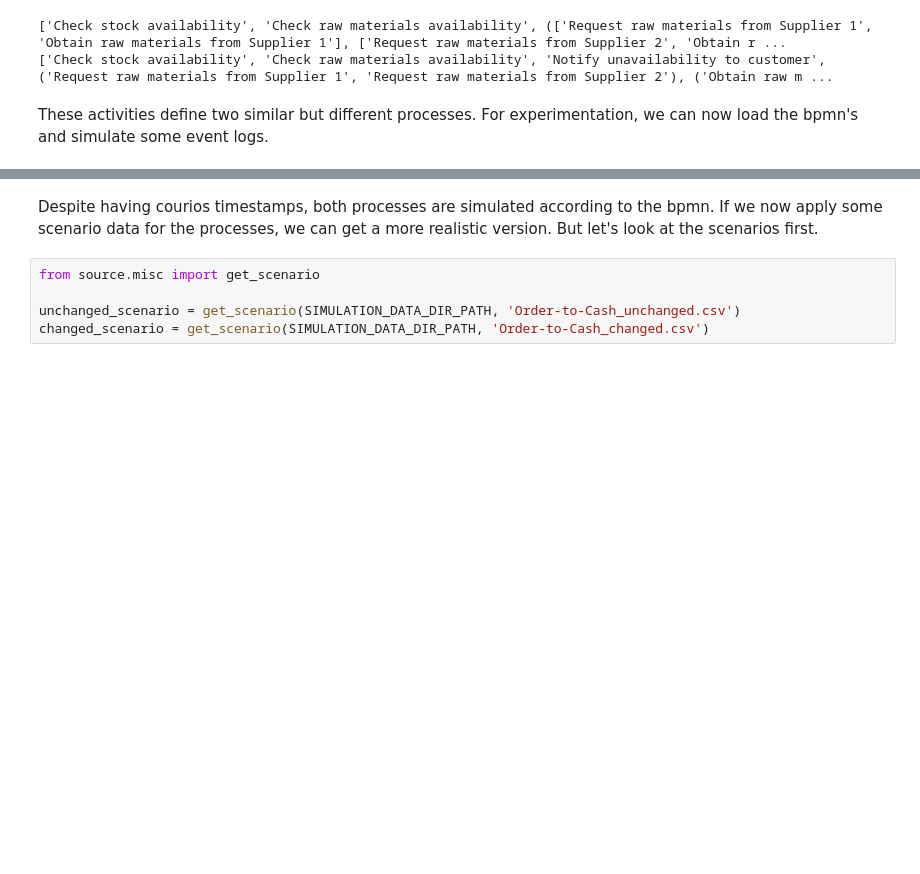
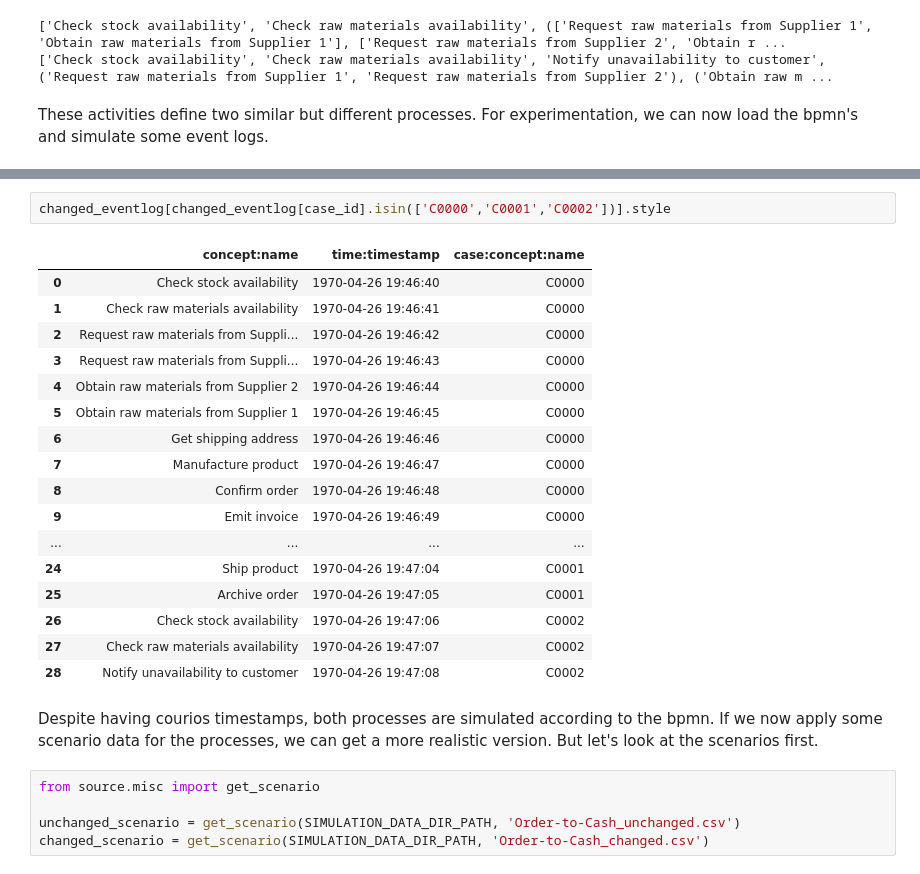
Before and after one commit to timucini/causality_project, a Jupyter notebook: causality_htw.ipynb, the cells around one changed output, grey strips where cells are left out. Drawn from its saved outputs; the diff is of its cells as text; blank space fills up the shorter version.

```diff
--- a/causality_htw.ipynb
+++ b/causality_htw.ipynb
@@ -102,3 +101,23 @@ print(changed_eventlog)
+# %%
+changed_eventlog[changed_eventlog[case_id].isin(['C0000','C0001','C0002'])].style
+# %% [output]
+|  | concept:name | time:timestamp | case:concept:name |
+| 0 | Check stock availability | 1970-04-26 19:46:40 | C0000 |
+| 1 | Check raw materials availability | 1970-04-26 19:46:41 | C0000 |
+| 2 | Request raw materials from Suppli... | 1970-04-26 19:46:42 | C0000 |
+| 3 | Request raw materials from Suppli... | 1970-04-26 19:46:43 | C0000 |
+| 4 | Obtain raw materials from Supplier 2 | 1970-04-26 19:46:44 | C0000 |
+| 5 | Obtain raw materials from Supplier 1 | 1970-04-26 19:46:45 | C0000 |
+| 6 | Get shipping address | 1970-04-26 19:46:46 | C0000 |
+| 7 | Manufacture product | 1970-04-26 19:46:47 | C0000 |
+| 8 | Confirm order | 1970-04-26 19:46:48 | C0000 |
+| 9 | Emit invoice | 1970-04-26 19:46:49 | C0000 |
+| ... | ... | ... | ... |
+| 24 | Ship product | 1970-04-26 19:47:04 | C0001 |
+| 25 | Archive order | 1970-04-26 19:47:05 | C0001 |
+| 26 | Check stock availability | 1970-04-26 19:47:06 | C0002 |
+| 27 | Check raw materials availability | 1970-04-26 19:47:07 | C0002 |
+| 28 | Notify unavailability to customer | 1970-04-26 19:47:08 | C0002 |
 # %% [markdown]
 Despite having courios timestamps, both processes are simulated according to the bpmn. If we now apply some scenario data for the processes, we can get a more realistic version. But let's look at the scenarios first.
 # %%
```
Also changed, not shown: parts of 20 cells of this notebook, 4 other files.
